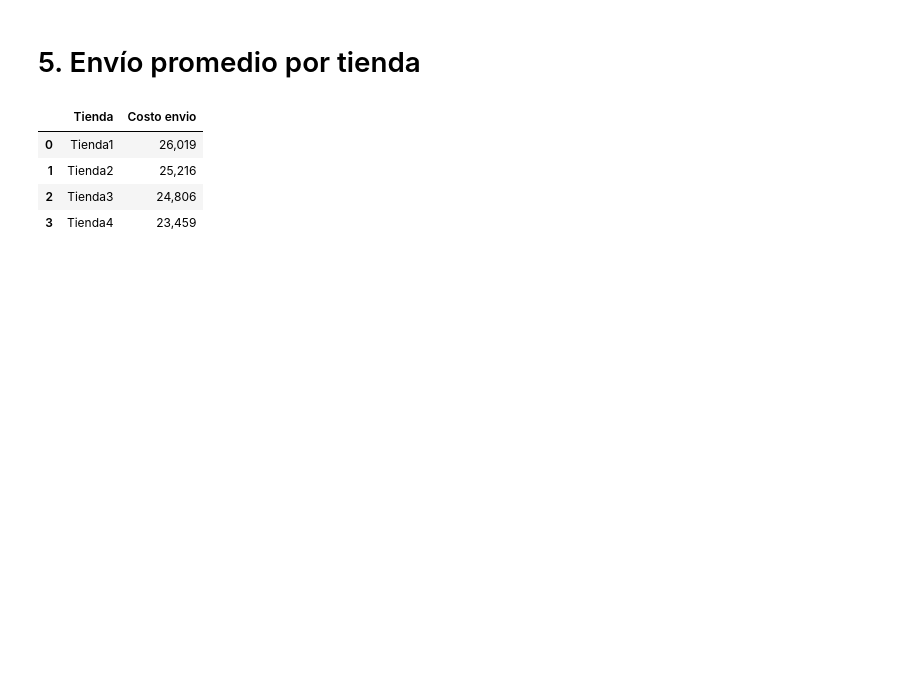
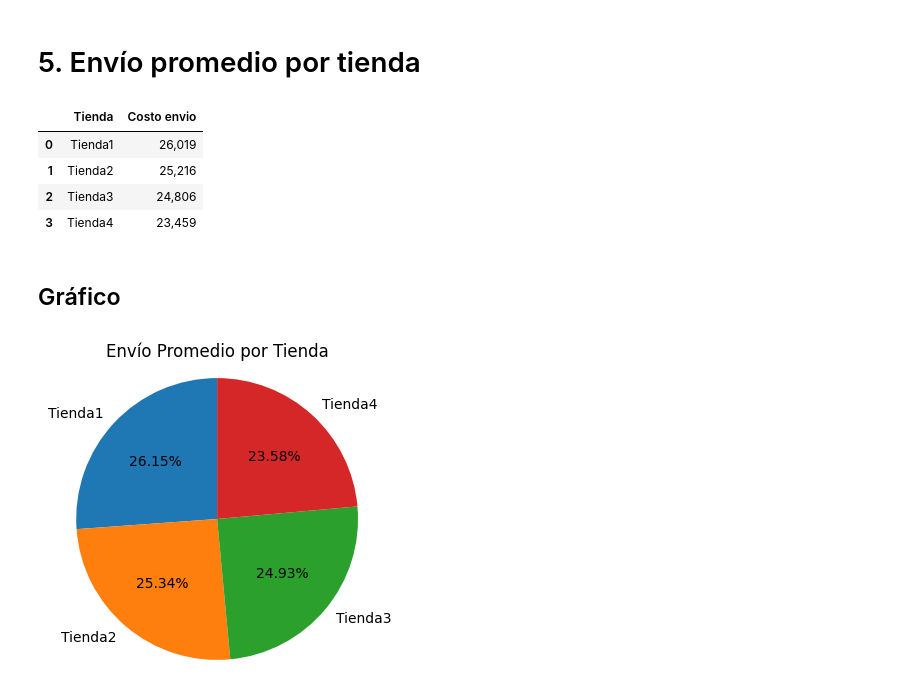
Before and after one commit to Nataliahfk/Challenge_Venta_Sucursales, a Jupyter notebook: AluraStoreLatam.ipynb, the cells around one changed output. Saved outputs shown, nothing was run; the diff lists cells and outputs as text; code cells hidden in the pictures; blank space fills up the shorter version.

```diff
--- a/AluraStoreLatam.ipynb
+++ b/AluraStoreLatam.ipynb
@@ -313,3 +296,18 @@ df_costo_envio_prom
 | 1 | Tienda2 | 25,216 |
 | 2 | Tienda3 | 24,806 |
 | 3 | Tienda4 | 23,459 |
+# %% [markdown]
+## Gráfico
+# %%
+# Datos
+labels = df_costo_envio_prom["Tienda"]
+sizes = df_costo_envio_prom["Costo envio"]
+
+# Crear el gráfico
+plt.figure(figsize=(4,4))
+plt.pie(sizes, labels=labels, autopct="%.2f%%", startangle=90)
+plt.title("Envío Promedio por Tienda")
+plt.axis("equal")  # Para que sea un círculo perfecto
+plt.show()
+# %% [output]
+[figure, added]
```
Also changed, not shown: parts of 4 cells of this notebook.
